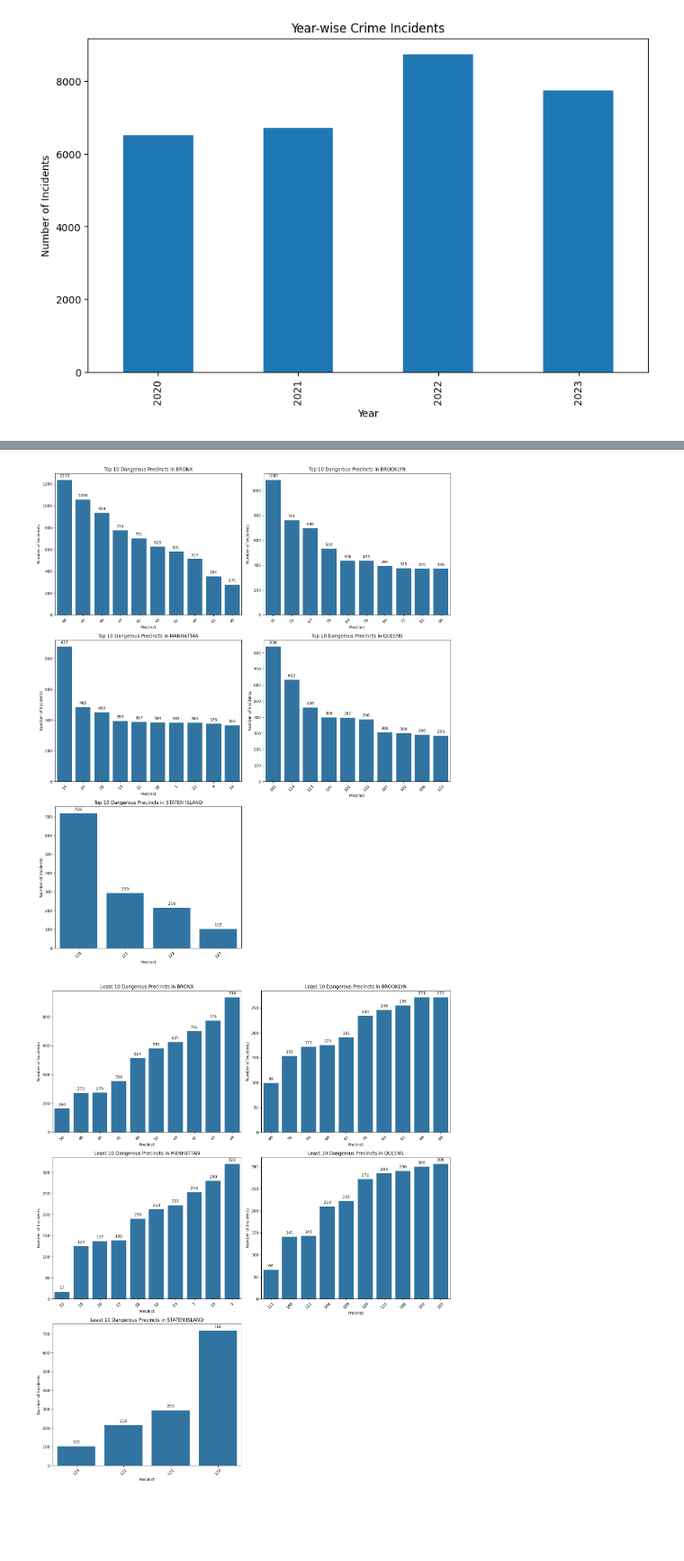
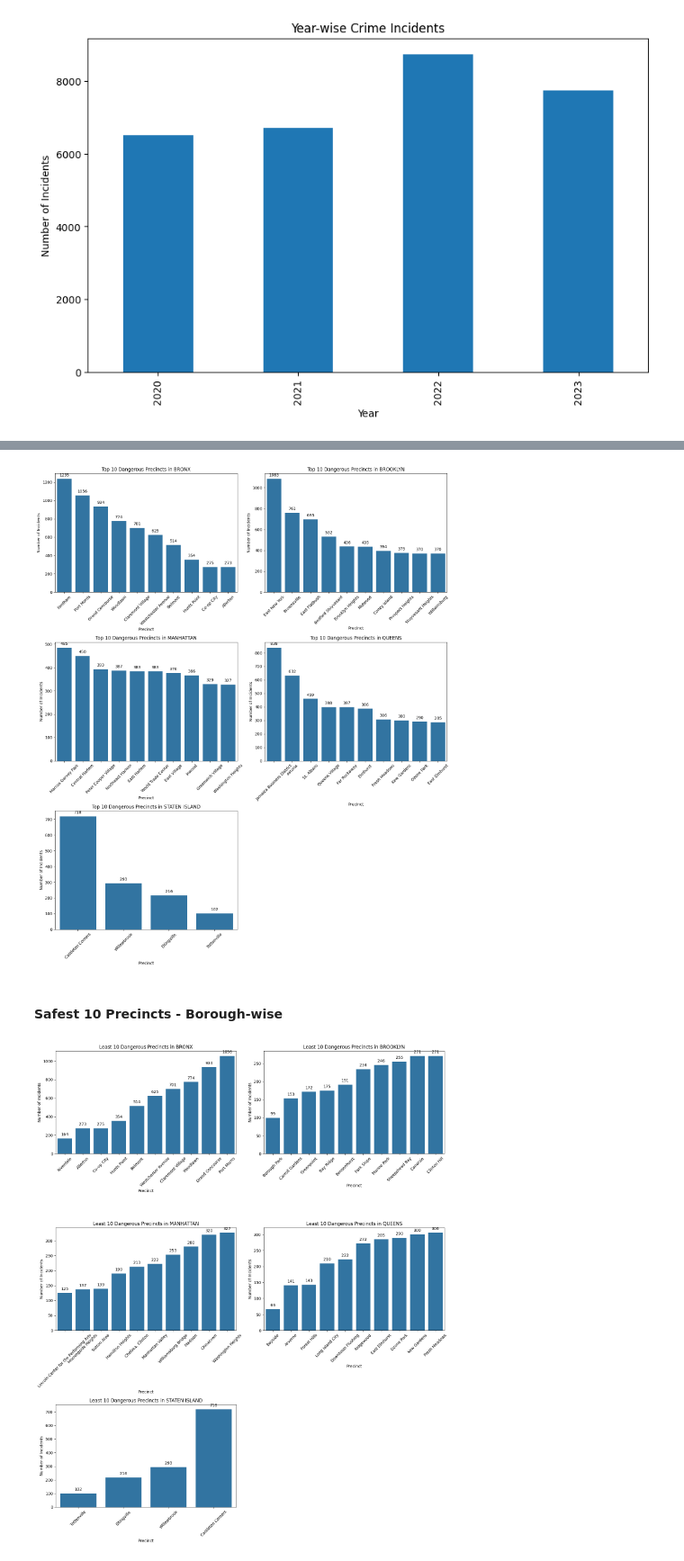
Before and after one commit to arsalananwar11/Safeguarding-NYC-Analyzing-Crime-Patterns-using-Big-Data, a Jupyter notebook: exploratory_data_analysis/eda_business_use_of_force.ipynb, the cells around one changed output, grey strips where cells are left out. Shown at 90% size. Saved outputs shown, nothing was run; the diff lists cells and outputs as text; code cells hidden in the pictures; blank space fills up the shorter version.

Commit message:
Performed Weapons-based Analysis

```diff
--- a/exploratory_data_analysis/eda_business_use_of_force.ipynb
+++ b/exploratory_data_analysis/eda_business_use_of_force.ipynb
@@ -59,0 +143,2 @@ use_of_force_combined_pandas_df.head()
+# %%
+weapons_df = use_of_force_combined_with_neighborhoods_pandas_df[use_of_force_combined_with_neighborhoods_pandas_df['"FORCE AGAINST MOS"'] == 'Weapons']
@@ -59,0 +159,19 @@ use_of_force_combined_pandas_df.head()
+# %%
+borough_neighborhood_counts = weapons_df.groupby(['"PATROL BOROUGH"', 'NEIGHBORHOODS']).size().reset_index(name='Number of Incidents')
+
+# Sort the values within each borough group and get the top 10 neighborhoods
+top_neighborhoods_per_borough = borough_neighborhood_counts.groupby('"PATROL BOROUGH"').apply(lambda x: x.nlargest(5, 'Number of Incidents')).reset_index(drop=True)
+
+top_neighborhoods_per_borough['Short Neighborhood'] = top_neighborhoods_per_borough['NEIGHBORHOODS'].apply(lambda x: x.split('/')[0].strip())
+
+# Plot the data
+plt.figure(figsize=(14, 8))
+for borough, data in top_neighborhoods_per_borough.groupby('"PATROL BOROUGH"'):
+    plt.bar(data['Short Neighborhood'], data['Number of Incidents'], label=borough)
+
+plt.title('Top 5 Neighborhoods in Each Borough by Number of Weapons Incidents')
+plt.xlabel('Neighborhoods')
+plt.ylabel('Number of Incidents')
+plt.xticks(rotation=45, ha='right')
+plt.legend(title='Borough')
+plt.show()
@@ -101,2 +245,2 @@ plt.show()
 # %%
-use_of_force_combined_pandas_df['"OCCURRENCE DATE"'] = pd.to_datetime(use_of_force_combined_pandas_df['"OCCURRENCE DATE"'])
+use_of_force_combined_with_neighborhoods_pandas_df['"OCCURRENCE DATE"'] = pd.to_datetime(use_of_force_combined_with_neighborhoods_pandas_df['"OCCURRENCE DATE"'])
@@ -128,11 +293,13 @@ plt.show()
 # %%
-borough_precinct_data = use_of_force_combined_pandas_df.groupby(['"PATROL BOROUGH"', '"INCIDENT PCT"']).size().reset_index(name='counts')
+borough_precinct_data = use_of_force_combined_with_neighborhoods_pandas_df.groupby(['"PATROL BOROUGH"', 'NEIGHBORHOODS']).size().reset_index(name='counts')
 
 # Get top 10 precincts for each borough
 top_precincts = borough_precinct_data.groupby('"PATROL BOROUGH"').apply(lambda x: x.nlargest(10, 'counts')).reset_index(drop=True)
 
 # Convert 'Incident Pct' to a string
-top_precincts['"INCIDENT PCT"'] = top_precincts['"INCIDENT PCT"'].astype(str)
+top_precincts['NEIGHBORHOODS'] = top_precincts['NEIGHBORHOODS'].astype(str)
+
+top_precincts['Short Neighborhood'] = top_precincts['NEIGHBORHOODS'].apply(lambda x: x.split('/')[0].strip())
 
 # Unique list of boroughs
 boroughs = top_precincts['"PATROL BOROUGH"'].unique()
@@ -151,7 +318,7 @@ for i, borough in enumerate(boroughs):
 
     # Check if the current index exceeds the number of available axes
     if i < len(axes):
-        ax = sns.barplot(data=borough_data, x='"INCIDENT PCT"', y='counts', ax=axes[i])
+        ax = sns.barplot(data=borough_data, x='Short Neighborhood', y='counts', ax=axes[i])
         axes[i].set_title(f'Top 10 Dangerous Precincts in {borough}')
         axes[i].set_xlabel('Precinct')
         axes[i].set_ylabel('Number of Incidents')
@@ -168,15 +335,19 @@ for j in range(len(boroughs), num_rows * num_cols):
 plt.tight_layout()
 plt.show()
 # %% [output]
-[figure, old version]
+[figure, new version]
+# %% [markdown]
+#### Safest 10 Precincts - Borough-wise
 # %%
-borough_precinct_data = use_of_force_combined_pandas_df.groupby(['"PATROL BOROUGH"', '"INCIDENT PCT"']).size().reset_index(name='counts')
+borough_precinct_data = use_of_force_combined_with_neighborhoods_pandas_df.groupby(['"PATROL BOROUGH"', 'NEIGHBORHOODS']).size().reset_index(name='counts')
 
 # Get least 10 precincts for each borough
 least_precincts = borough_precinct_data.groupby('"PATROL BOROUGH"').apply(lambda x: x.nsmallest(10, 'counts')).reset_index(drop=True)
 
 # Convert 'Incident Pct' to a string
-least_precincts['"INCIDENT PCT"'] = least_precincts['"INCIDENT PCT"'].astype(str)
+least_precincts['NEIGHBORHOODS'] = least_precincts['NEIGHBORHOODS'].astype(str)
+
+least_precincts['Short Neighborhood'] = least_precincts['NEIGHBORHOODS'].apply(lambda x: x.split('/')[0].strip())
 
 # Unique list of boroughs
 boroughs = least_precincts['"PATROL BOROUGH"'].unique()
@@ -184,32 +355,32 @@ boroughs = least_precincts['"PATROL BOROUGH"'].unique()
 # Determine the number of rows and columns needed for the subplots
 num_rows = len(boroughs) // 2 + len(boroughs) % 2  # Add 1 if there's an odd number of boroughs
 num_cols = 2
 
 # Create subplots
 fig, axes = plt.subplots(num_rows, num_cols, figsize=(15, num_rows * 6))
 axes = axes.flatten()  # Flatten the array for easy iteration
 
 # Plot for each borough
 for i, borough in enumerate(boroughs):
     borough_data = least_precincts[least_precincts['"PATROL BOROUGH"'] == borough]
 
     # Check if the current index exceeds the number of available axes
     if i < len(axes):
-        ax = sns.barplot(data=borough_data, x='"INCIDENT PCT"', y='counts', ax=axes[i])
+        ax = sns.barplot(data=borough_data, x='Short Neighborhood', y='counts', ax=axes[i])
         axes[i].set_title(f'Least 10 Dangerous Precincts in {borough}')
         axes[i].set_xlabel('Precinct')
         axes[i].set_ylabel('Number of Incidents')
         axes[i].tick_params(axis='x', rotation=45)
 
         for p in ax.patches:
             ax.annotate(f'{int(p.get_height())}', (p.get_x() + p.get_width() / 2., p.get_height()), ha='center', va='center', xytext=(0, 10), textcoords='offset points')
 
 # Remove any empty subplots
 for j in range(len(boroughs), num_rows * num_cols):
     fig.delaxes(axes[j])
 
 # Adjust layout
 plt.tight_layout()
 plt.show()
 # %% [output]
-[figure, old version]
+[figure, new version]
```
Also changed, not shown: parts of 41 cells of this notebook.
